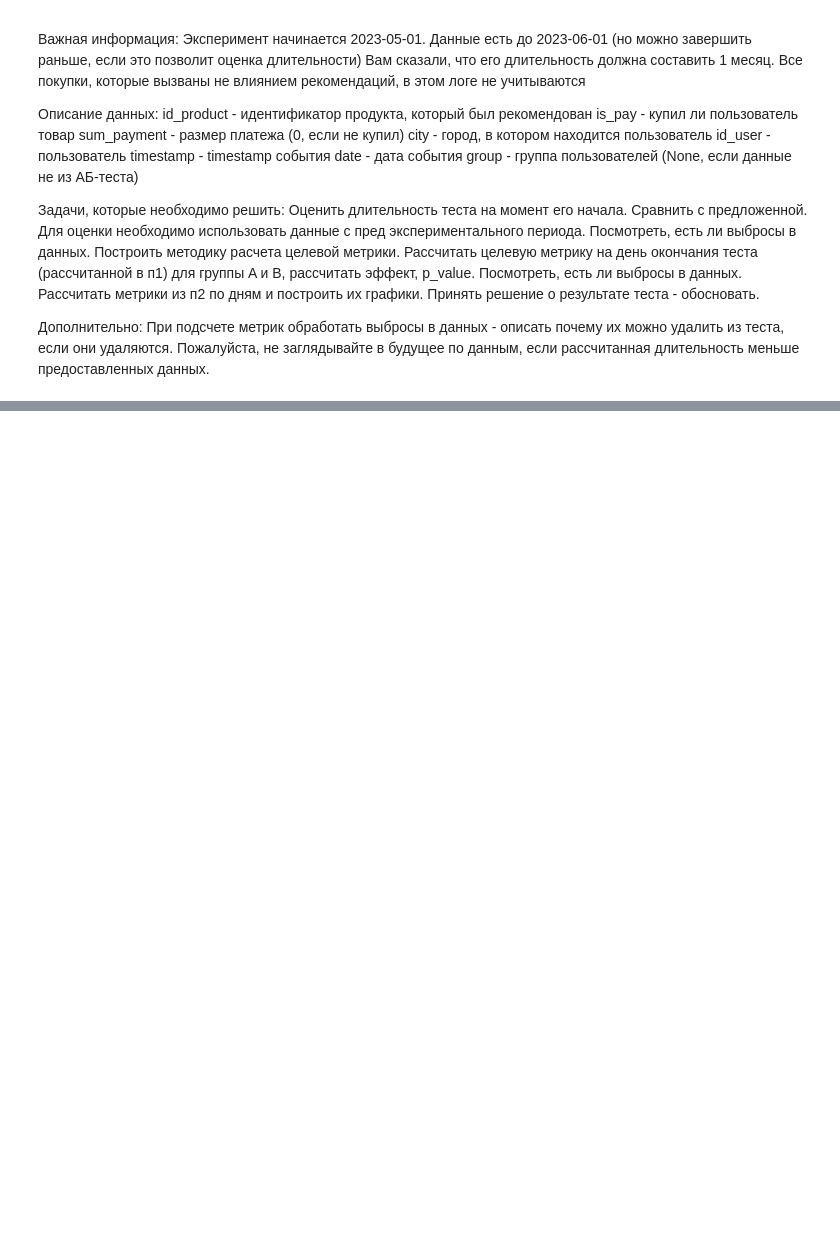
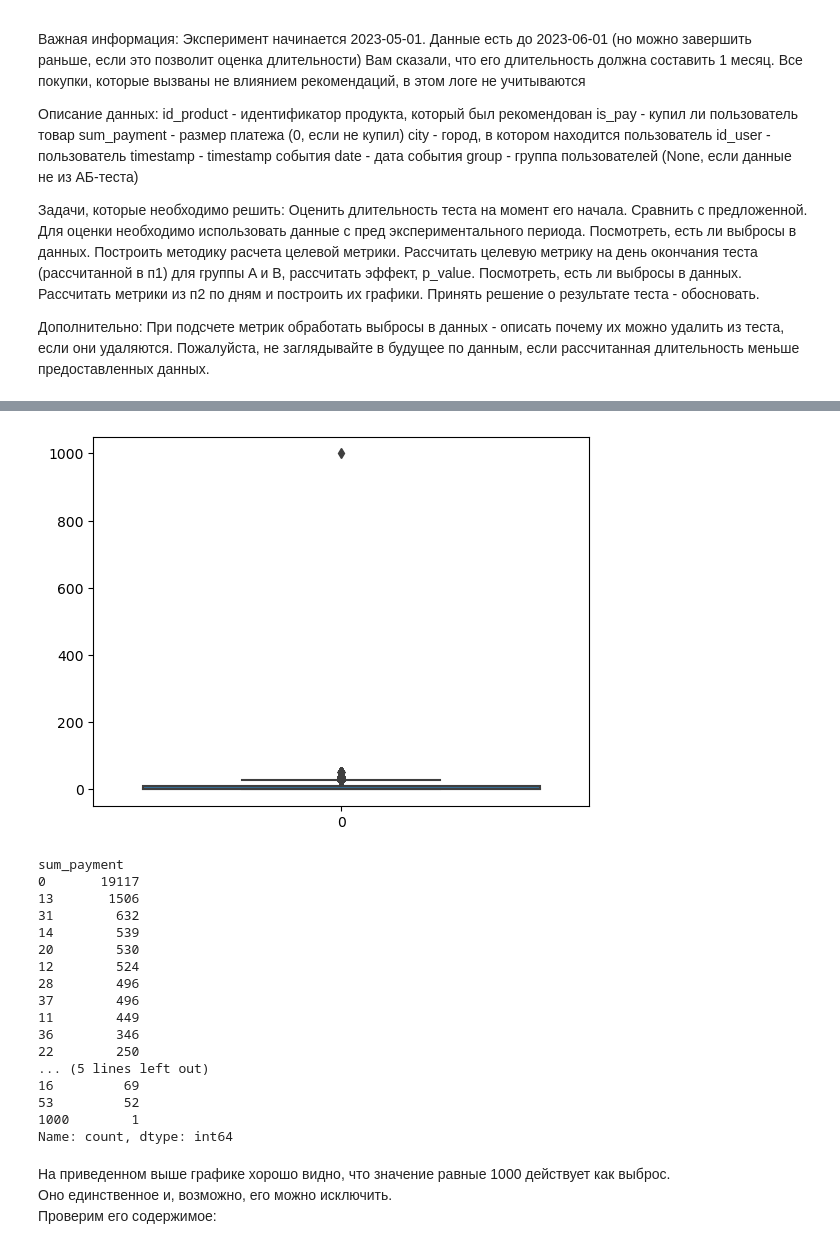
Before and after one commit to honitsu/abtests_vk, a Jupyter notebook: 03/hw3.ipynb, the cells around one changed output, grey strips where cells are left out. Drawn from its saved outputs; the diff is of its cells as text; code cells hidden in the pictures; blank space fills up the shorter version.

```diff
--- a/03/hw3.ipynb
+++ b/03/hw3.ipynb
@@ -84,0 +43,4 @@ Decision: Reject the new algorithm, Effect: -0.39, P-value: 0.222
+# %%
+df = pd.read_csv("ab_hse_4.csv", engine="pyarrow", dtype={'timestamp':np.int64, 'id_user':str, 'sum_payment':np.int64, 'group':str, 'city':str, 'id_product':np.float64, 'is_pay':np.int64})
+df.head()
+# Возникла проблема с типами в колонке sum_payment. Нужно как-то её обойти
@@ -84,0 +56,8 @@ Decision: Reject the new algorithm, Effect: -0.39, P-value: 0.222
+# %%
+df['timestamp'] = pd.to_datetime(df['timestamp'], unit='s')
+df['date'] = pd.to_datetime(df['date'], format='%Y-%m-%d')
+
+df_preexp = df[df.group == '']
+df_A = df[df.group == 'A']
+df_B = df[df.group == 'B']
+df_preexp.head()
@@ -84,0 +71,34 @@ Decision: Reject the new algorithm, Effect: -0.39, P-value: 0.222
+# %%
+# Визуализация и удаление выбросов с помощью прямоугольного графика
+def group_info(var):
+    sns.boxplot(var.values)
+    plt.show()
+    print(var.value_counts())
+
+def show_stats(data, name):
+    print(f'{name}: Среднее: {data.mean():.2f}, Дисперсия: {data.var():.2f}, Ср.кв.отклонение: {data.std():.2f}')
+# %%
+group_info(df_preexp.sum_payment)
+# %% [output]
+[figure, added]
+sum_payment
+0       19117
+13       1506
+31        632
+14        539
+20        530
+12        524
+28        496
+37        496
+11        449
+36        346
+22        250
+... (5 lines left out)
+16         69
+53         52
+1000        1
+Name: count, dtype: int64
+# %% [markdown]
+На приведенном выше графике хорошо видно, что значение равные 1000 действует как выброс.<br>
+Оно единственное и, возможно, его можно исключить.<br>
+Проверим его содержимое:
```
Also changed, not shown: parts of 20 cells of this notebook.
